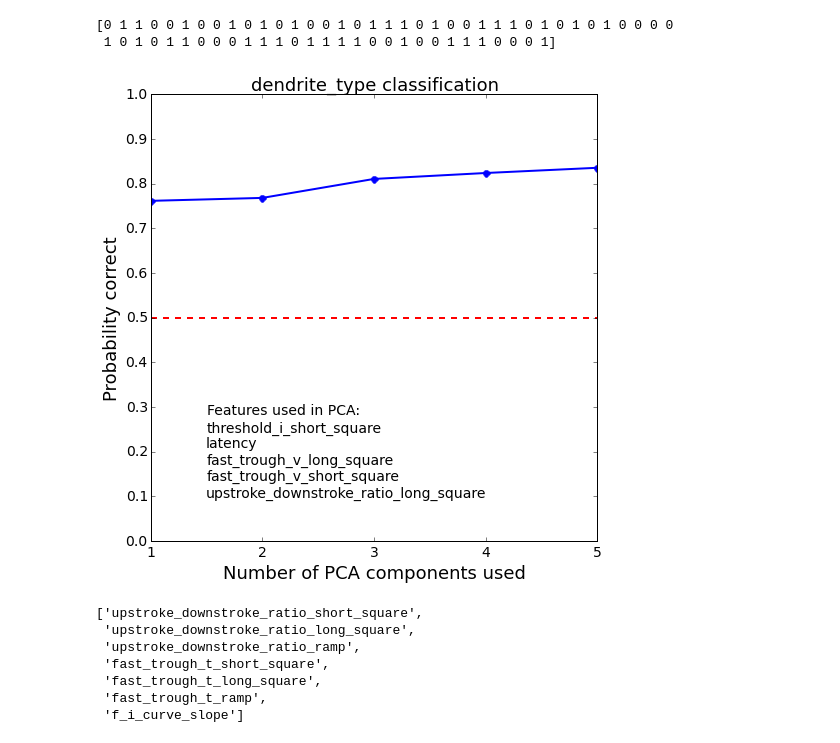
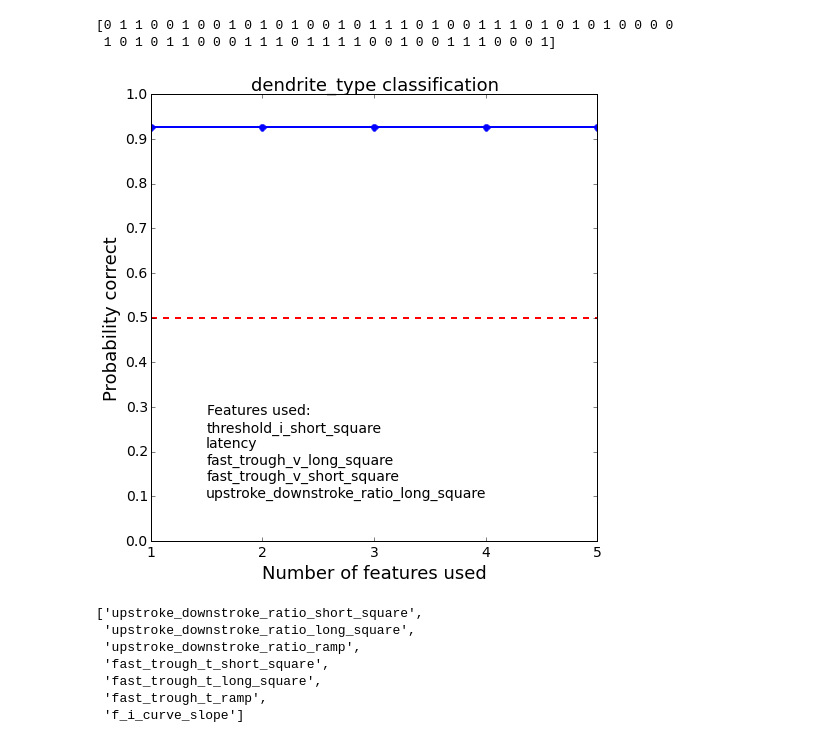
Before and after one commit to aivai/SWDBproject, a Jupyter notebook: SWDB_Project1_ephysmorph_fulldataset.ipynb, the cells around one changed output. Drawn from its saved outputs; the diff is of its cells as text; code cells hidden in the pictures.

Commit message:
Revised for classification by selected features.

```diff
--- a/SWDB_Project1_ephysmorph_fulldataset.ipynb
+++ b/SWDB_Project1_ephysmorph_fulldataset.ipynb
@@ -376,7 +376,7 @@ clf = SVC()
 c_vals = [.001, .01, .1, 1, 10, 100]
 g_vals = [.001, .01, .1, 1, 10, 100]
 kernels = ['rbf','linear','poly']
-n_folds = 5
+n_folds = 10
 
 c_vals = c_vals[0:5]
 g_vals = g_vals[0:5]
@@ -450,7 +450,7 @@ for c_number, c_val in enumerate(c_vals):
         for g_number, g_val in enumerate(g_vals):
             scores = [] #Rewrite scores variable each time through the loop
             kf = cross_validation.KFold(len(X_unscaled), n_folds=n_folds) #In this instance X and y end up different lengths after removing NaNs, y is shorter
-            clf = SVC(C=c_val,gamma=g_val,kernel=kernel)
+            clf = SVR(C=c_val,gamma=g_val,kernel=kernel)
             for component in components: #For each number of components, run cross-validation
                 for train_index, test_index in kf:
                     #Fit PCA based on predictors in training set, transform training and test sets
@@ -459,18 +459,15 @@ for c_number, c_val in enumerate(c_vals):
                     X_train, X_test = X_unscaled[train_index, :], X_unscaled[test_index, :]
                     y_train, y_test = y_unscaled[train_index], y_unscaled[test_index]
 
-                    #Fit PCA based on predictors in training set, transform training and test sets
-                    PCA_predictors = decomposition.PCA(n_components=component, whiten=True)
-                    X_train_PCA = PCA_predictors.fit_transform(X_train) #PCA for predictors, so predictors become PCA components
-                    X_test_PCA = PCA_predictors.transform(X_test)
+                    #Normalize (Gaussian mean 0, variance 1) training data, transform test set
+                    scaler = preprocessing.StandardScaler()
+                    X_train = scaler.fit_transform(X_train) #Scaled predictors
+                    X_test = scaler.transform(X_test)
 
-                    #print PCA_predictors.components_, PCA_predictors.explained_variance_ratio_
-                    #print features_to_predict, c_val, kernel, g_val, component,
-                    #Run SVR
-                    clf.fit(X_train_PCA, y_train)
+                    clf.fit(X_train, y_train)
 
-                    #Score SVR
-                    scores.append(clf.score(X_test_PCA, y_test)) #Record each score for this set
+                    #Score SVC
+                    scores.append(clf.score(X_test, y_test)) #Record each score for this set
 
                 parameter_scores[c_number, kernel_number, g_number, component-1] = np.nanmean(scores)
 
@@ -485,32 +482,32 @@ feature_scores = parameter_scores.max(axis=(0, 1, 2)) #Max with respect to a par
 # %%
 x_coords = components
 
 
 fig, ax = plt.subplots(figsize=(8,8))
 ax.plot(x_coords, feature_scores, label=a_type, linestyle='-', marker='.', markersize=14, lw=2)
 ax.hlines(0.5, 1, len(predictors), linestyles='--', colors='r', lw=2)
 title = features_to_predict[0] + ' classification'
 ax.set_title(title, fontsize=18)
 
-plt.text(1.5,0.1,'\n'.join(['Features used in PCA:'] + predictors), fontsize=14)
+plt.text(1.5,0.1,'\n'.join(['Features used:'] + predictors), fontsize=14)
 
 ax.set_ylim((0,1.0))
 ax.locator_params(axis='y',nbins=10)
 ax.locator_params(axis='x',nbins=n_components)
 #Name and save file
-file_name = title + 'classificationSVC_by_HausdorffCorrfeaturePCA_ephys' + str(len(predictors)) + '.png'
+file_name = title + 'classificationSVC_by_HausdorffCorrfeature_ephys' + str(len(predictors)) + '.png'
 
 #ax.set_xlabel(ranked_feature_set[title],size=14) #Xlabels broken, but can figure out which features
 #correspond to which points by looking at ranked_feature_set and choosing first n values up to corresponding
 #x value on graph
 ax.tick_params(axis='both', labelsize=14)
 
 ax.set_ylabel('Probability correct',fontsize=18)
-ax.set_xlabel('Number of PCA components used', fontsize=18)
+ax.set_xlabel('Number of features used', fontsize=18)
 
 fig.savefig(file_name)
 # %% [output]
-[figure, old version]
+[figure, new version]
 # %%
 predictors
 # %% [output]
```
